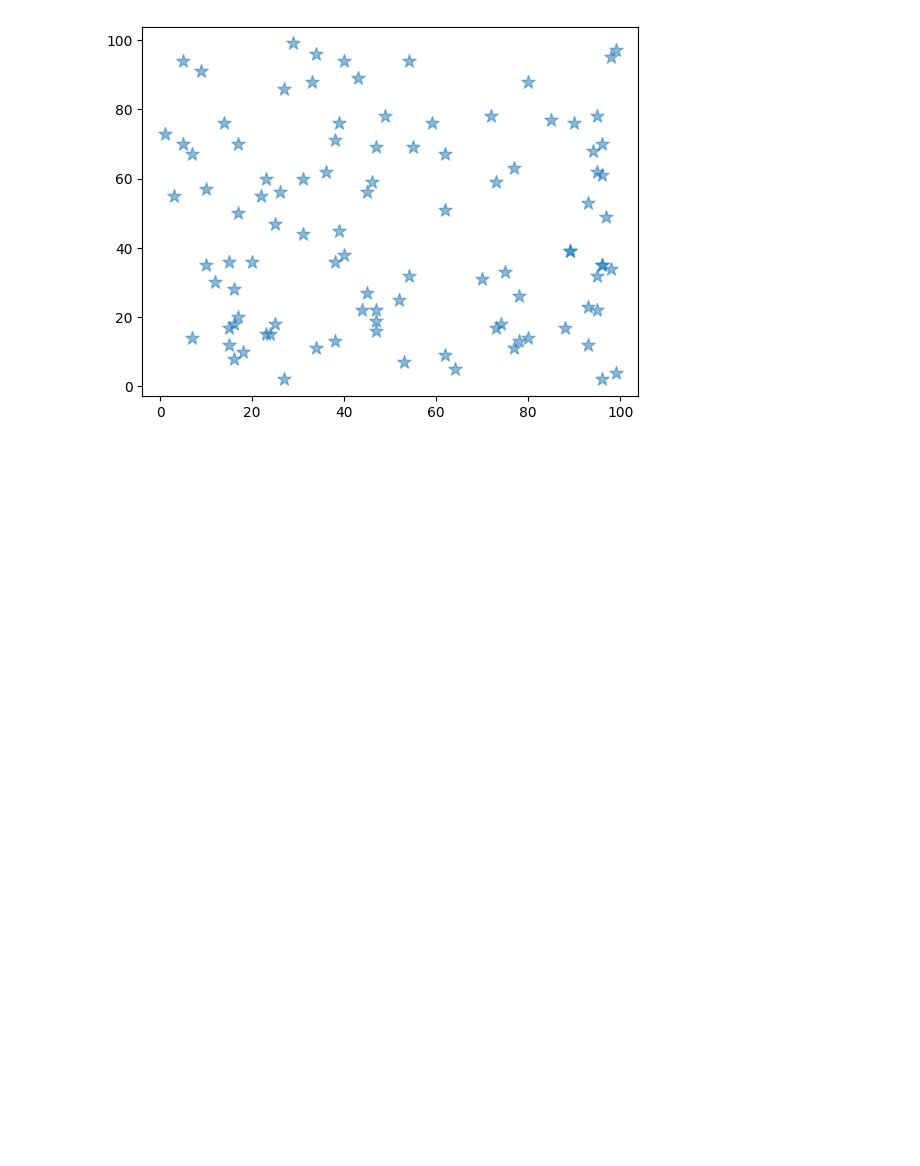
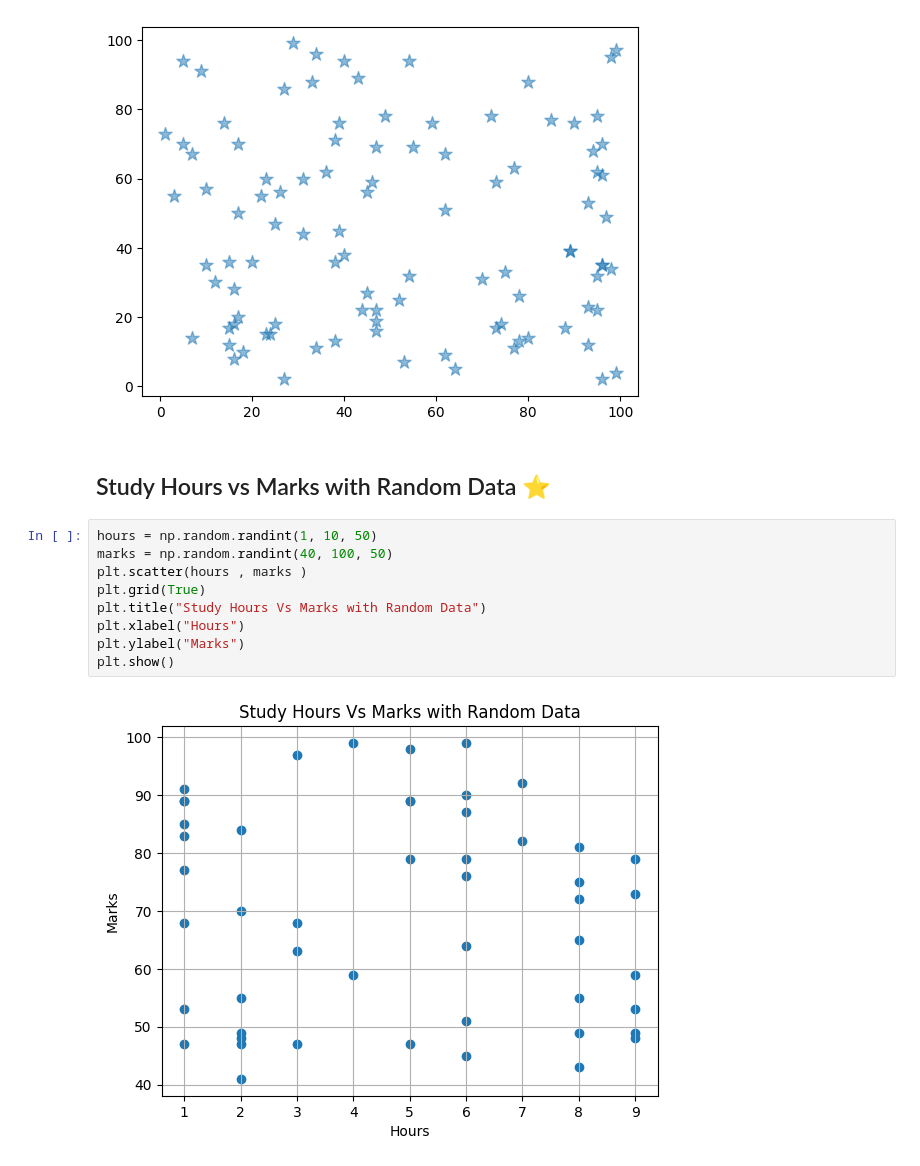
Before and after one commit to wahidali4321/Python-For-Machine-learning-, a Jupyter notebook: Python For machine learning.ipynb, the cells around one changed output. Cells and saved outputs as stored; diff of their text form; blank space fills up the shorter version.

Commit message:
Study Hours vs Marks with Random Data ⭐

```diff
--- a/Python For machine learning.ipynb
+++ b/Python For machine learning.ipynb
@@ -1123,3 +1123,16 @@ plt.scatter(x,y , s= 100 , marker= '*' , alpha= 0.5)
 plt.show()
 # %% [output]
 [figure]
+# %% [markdown]
+## Study Hours vs Marks with Random Data ⭐
+# %%
+hours = np.random.randint(1, 10, 50)
+marks = np.random.randint(40, 100, 50)
+plt.scatter(hours , marks )
+plt.grid(True)
+plt.title("Study Hours Vs Marks with Random Data")
+plt.xlabel("Hours")
+plt.ylabel("Marks")
+plt.show()
+# %% [output]
+[figure, added]
```
